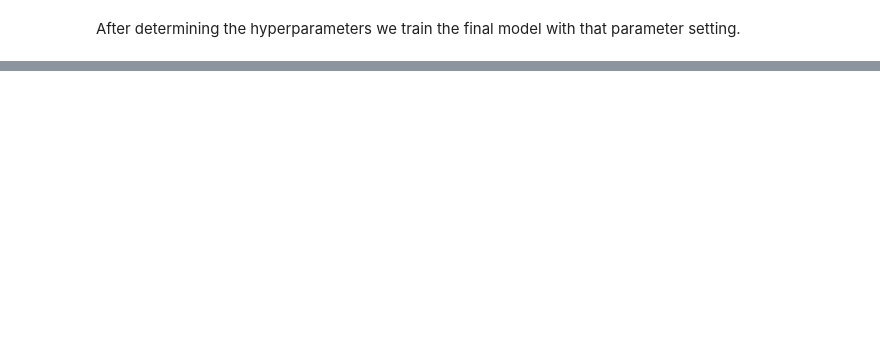
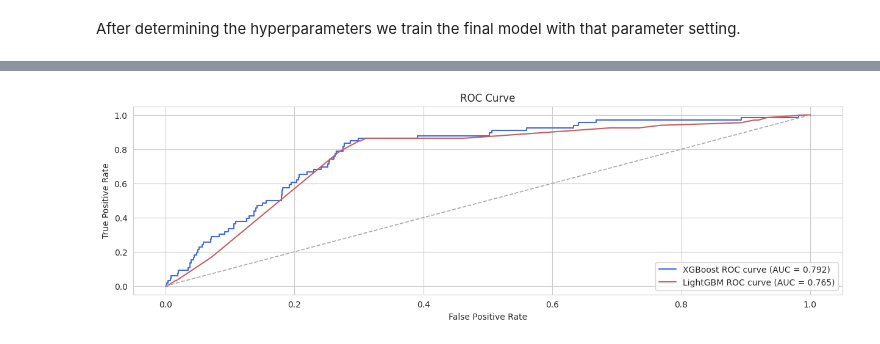
Before and after one commit to PatrickChristoph/udacity_capstone, a Jupyter notebook: src/customer_prediction.ipynb, the cells around one changed output, grey strips where cells are left out. Saved outputs shown, nothing was run; the diff lists cells and outputs as text; code cells hidden in the pictures; blank space fills up the shorter version.

```diff
--- a/src/customer_prediction.ipynb
+++ b/src/customer_prediction.ipynb
@@ -269,0 +226,3 @@ plt.show()
+# %%
+dtrain_lgb = lgb.Dataset(X_train, label=y_train)
+dvalidation_lgb = lgb.Dataset(X_validation, label=y_validation, reference=dtrain_lgb)
@@ -269,0 +328,12 @@ plt.show()
+# %%
+X_test, y_test = split_features_and_response(test)
+
+dtest_xgb = xgb.DMatrix(data=X_test, label=y_test)
+# %%
+y_pred_xgb = xgb_model.predict(dtest_xgb)
+fpr_xgb, tpr_xgb, thresholds_xgb = roc_curve(y_test, y_pred_xgb)
+roc_auc_xgb = roc_auc_score(y_test, y_pred_xgb)
+# %%
+y_pred_lgb = lgb_model.predict(X_test)
+fpr_lgb, tpr_lgb, thresholds_lgb = roc_curve(y_test, y_pred_lgb)
+roc_auc_lgb = roc_auc_score(y_test, y_pred_lgb)
@@ -269,0 +351,13 @@ plt.show()
+# %%
+plt.figure(figsize=(15, 4))
+plt.plot(fpr_xgb, tpr_xgb, label=f"XGBoost ROC curve (AUC = {roc_auc_xgb:.3f})", color="royalblue")
+plt.plot(fpr_lgb, tpr_lgb, label=f"LightGBM ROC curve (AUC = {roc_auc_lgb:.3f})", color="indianred")
+plt.plot([0, 1], [0, 1], linestyle="--", linewidth=1.2, color="darkgray")
+plt.xlabel("False Positive Rate")
+plt.ylabel("True Positive Rate")
+plt.title("ROC Curves")
+plt.legend(loc="lower right")
+plt.grid(True)
+plt.show()
+# %% [output]
+[figure, added]
```
Also changed, not shown: parts of 27 cells of this notebook, 4 other files.
